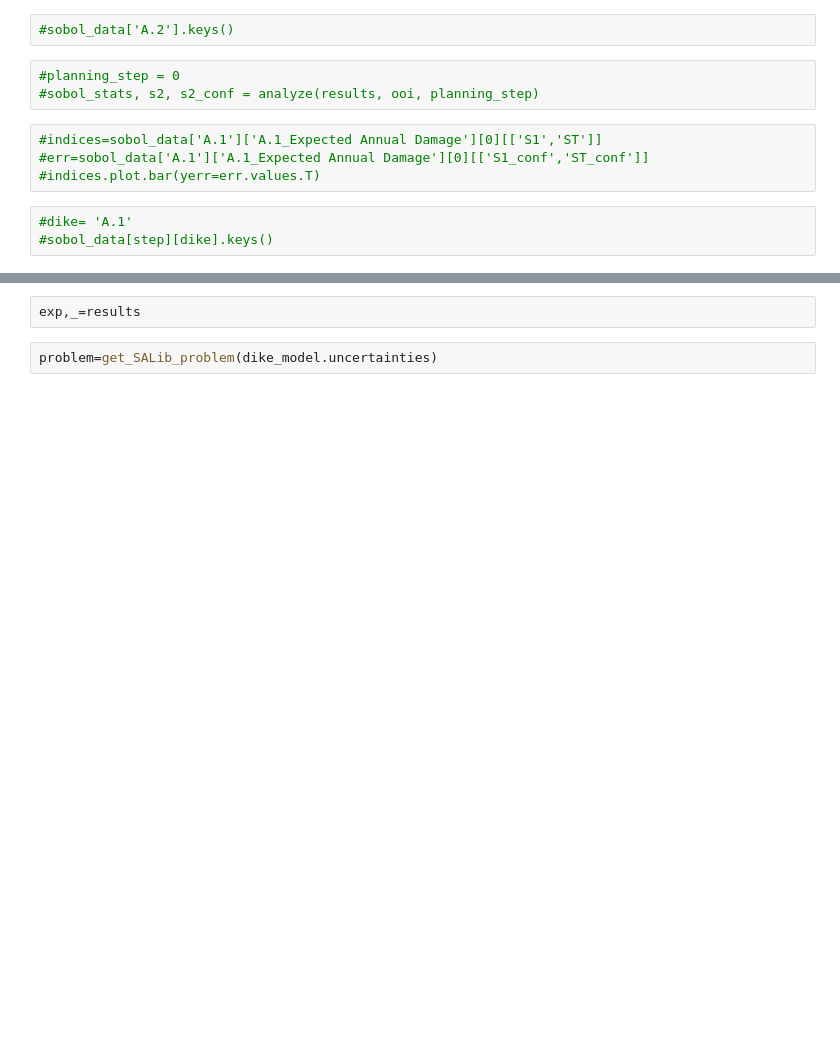
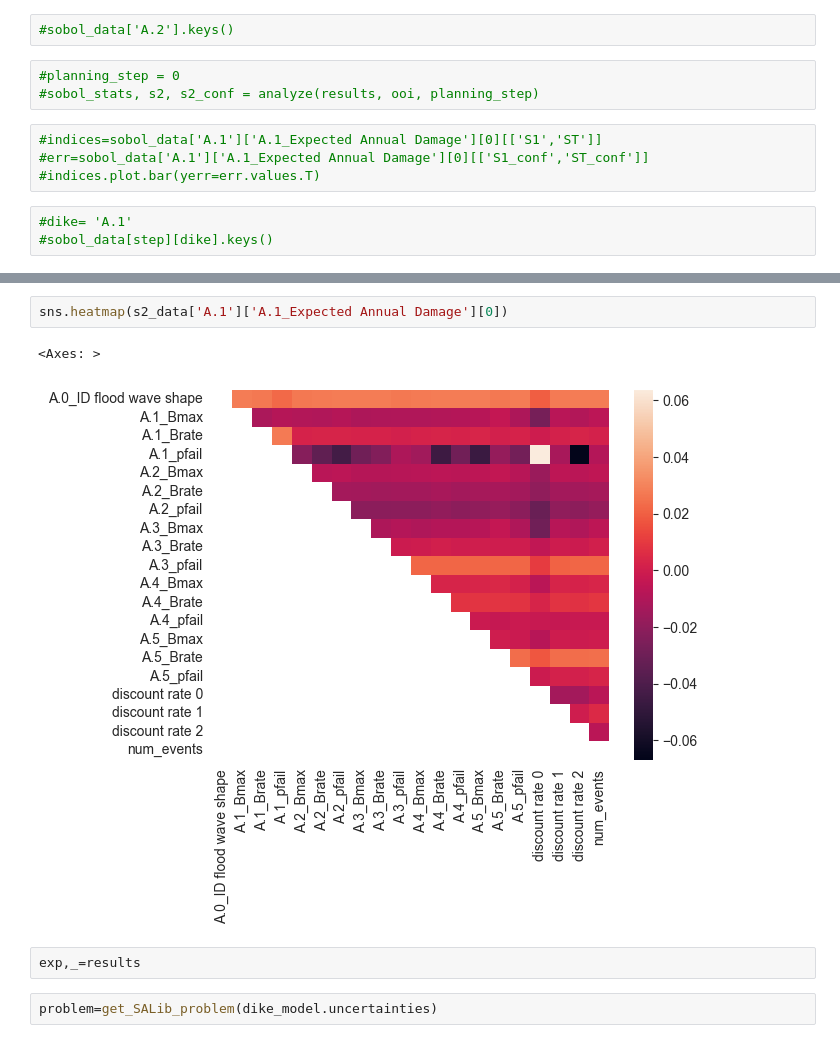
Before and after one commit to BabylonVampyre/MBDM_model_Delata_comission_2024, a Jupyter notebook: final assignment/Sobol Analysis.ipynb, the cells around one changed output, grey strips where cells are left out. Saved outputs shown, nothing was run; the diff lists cells and outputs as text; blank space fills up the shorter version.

```diff
--- a/final assignment/Sobol Analysis.ipynb
+++ b/final assignment/Sobol Analysis.ipynb
@@ -166,3 +188,8 @@ for dike, info in sobol_data.items():
+# %%
+sns.heatmap(s2_data['A.1']['A.1_Expected Annual Damage'][0])
+# %% [output]
+<Axes: >
+[figure, added]
 # %%
 exp,_=results
 # %%
```
Also changed, not shown: parts of 12 cells of this notebook, 4 other files.
